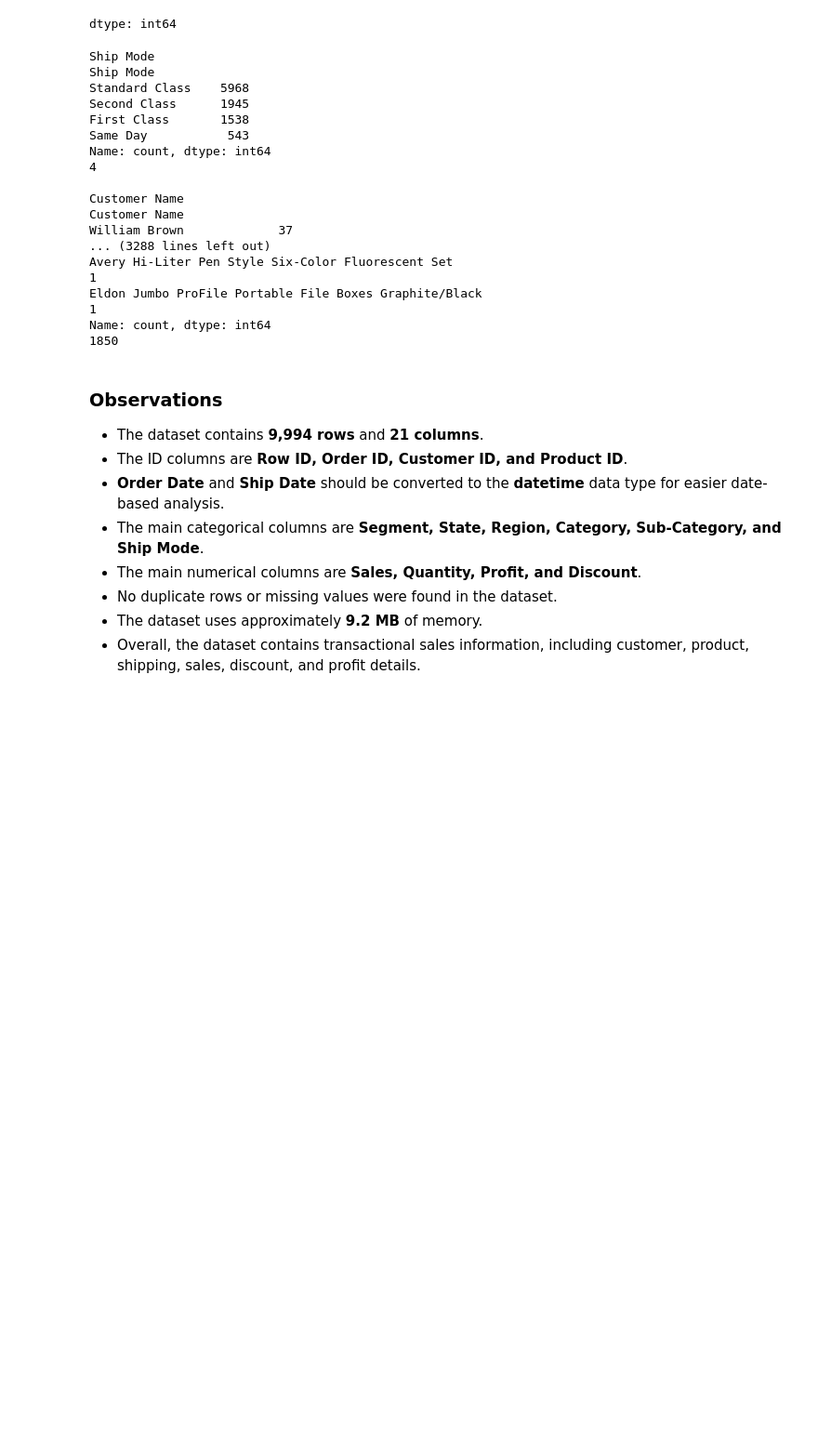
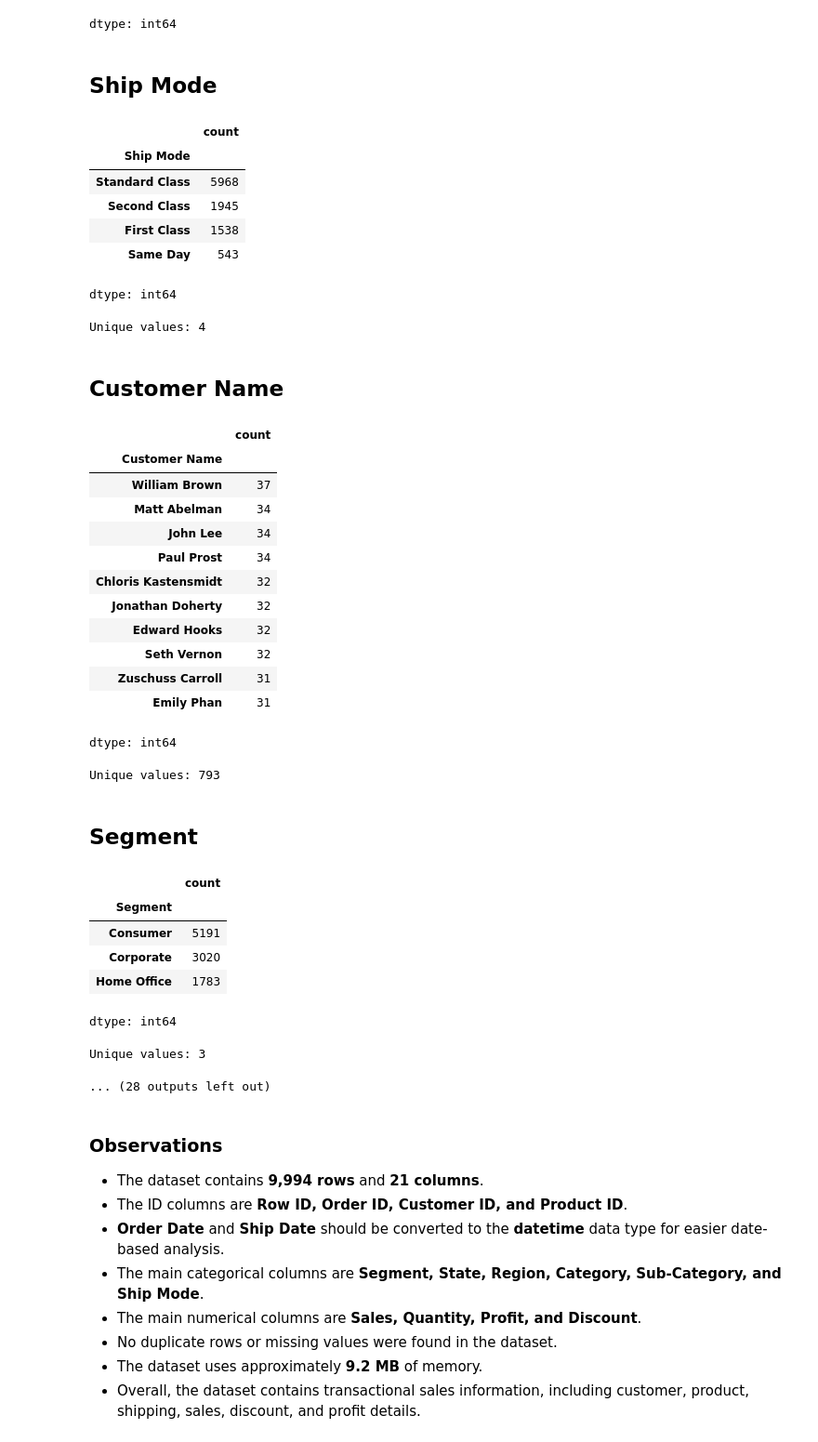
Before and after one commit to srinageswaran2006/Python-for-Data-Analysis, a Jupyter notebook: Projects/Superstore_EDA.ipynb, the cells around one changed output. Shown at 93% size. Drawn from its saved outputs; the diff is of its cells as text; code cells hidden in the pictures; blank space fills up the shorter version.

```diff
--- a/Projects/Superstore_EDA.ipynb
+++ b/Projects/Superstore_EDA.ipynb
@@ -9,7 +9,7 @@ from IPython.display import Markdown, display
 pd.set_option("display.float_format", "{:,.2f}".format)
 # %%
 df = pd.read_csv("/content/drive/MyDrive/Datasets/Superstore.csv",encoding='ISO-8859-1')
-pd.set_option("display.max_columns",None)
+# pd.set_option("display.max_columns",None)
 # %%
 import os
 os.listdir("/content")
@@ -168,27 +168,43 @@ dtype: int64
 # %%
 df_cols= ["Ship Mode","Customer Name","Segment","Country","City","State","Region","Category","Sub-Category","Product Name"]
 for col in df_cols:
-  print(f"\n{col}")
-  print(df[col].value_counts())
-  print(df[col].nunique())
+    display(Markdown(f"## {col}"))
+    display(df[col].value_counts().head(10))
+    print(f"Unique values: {df[col].nunique()}")
 # %% [output]
+## Ship Mode
+|  | count |
+| Ship Mode |  |
+| Standard Class | 5968 |
+| Second Class | 1945 |
+| First Class | 1538 |
+| Same Day | 543 |
-Ship Mode
-Ship Mode
-Standard Class    5968
-Second Class      1945
-First Class       1538
-Same Day           543
-Name: count, dtype: int64
-4
-
-Customer Name
-Customer Name
-William Brown             37
-... (3288 lines left out)
-Avery Hi-Liter Pen Style Six-Color Fluorescent Set                                                                                  1
-Eldon Jumbo ProFile Portable File Boxes Graphite/Black                                                                              1
-Name: count, dtype: int64
-1850
+dtype: int64
+Unique values: 4
+## Customer Name
+|  | count |
+| Customer Name |  |
+| William Brown | 37 |
+| Matt Abelman | 34 |
+| John Lee | 34 |
+| Paul Prost | 34 |
+| Chloris Kastensmidt | 32 |
+| Jonathan Doherty | 32 |
+| Edward Hooks | 32 |
+| Seth Vernon | 32 |
+| Zuschuss Carroll | 31 |
+| Emily Phan | 31 |
+dtype: int64
+Unique values: 793
+## Segment
+|  | count |
+| Segment |  |
+| Consumer | 5191 |
+| Corporate | 3020 |
+| Home Office | 1783 |
+dtype: int64
+Unique values: 3
+... (28 outputs left out)
 # %% [markdown]
 ### **Observations**
 
```
Also changed, not shown: parts of 1 cell of this notebook.
